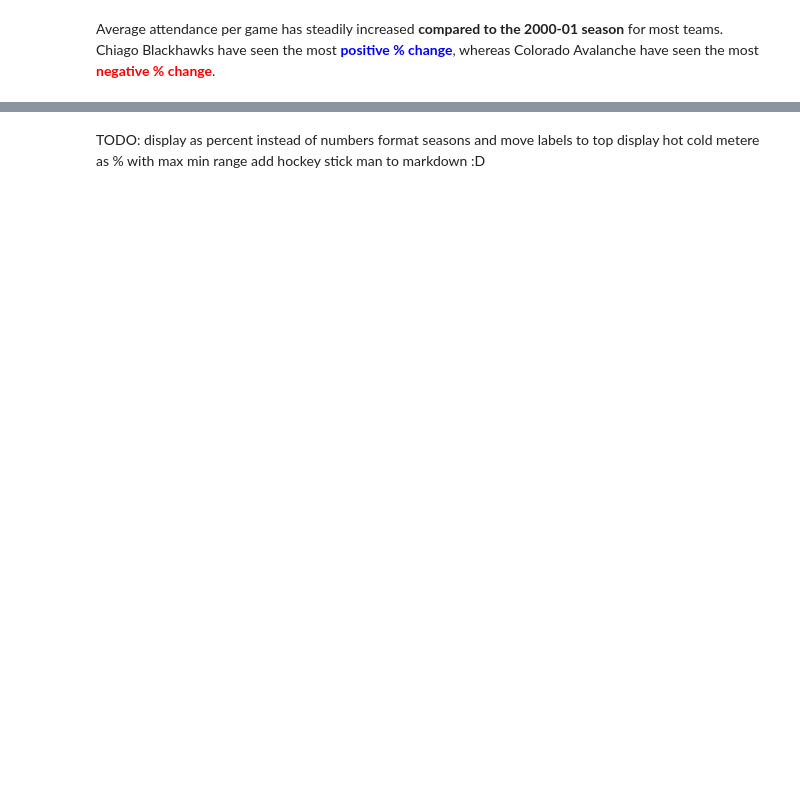
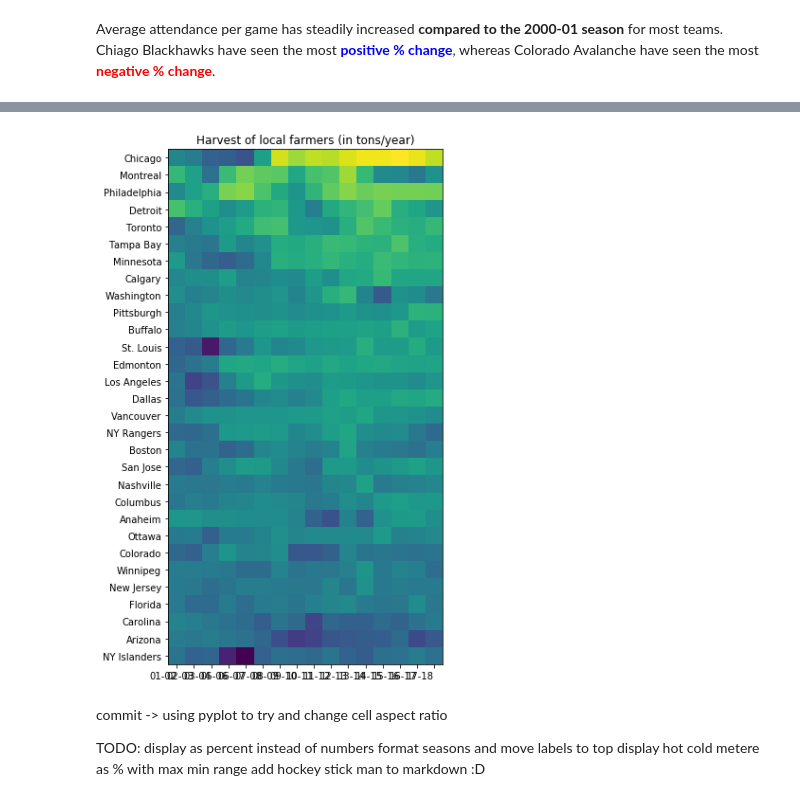
Before and after one commit to richhildebrand/makeover-monday-python, a Jupyter notebook: notebooks/2019 Week1 NHL Attendance/@idatadrew.ipynb, the cells around one changed output, grey strips where cells are left out. Cells and saved outputs as stored; diff of their text form; code cells hidden in the pictures; blank space fills up the shorter version.

Commit message:
using pyplot to try and change cell aspect ratio

```diff
--- a/notebooks/2019 Week1 NHL Attendance/@idatadrew.ipynb
+++ b/notebooks/2019 Week1 NHL Attendance/@idatadrew.ipynb
@@ -128,4 +138,39 @@ plt.show()
+# %%
+def get_ticks(df, key):
+    our_len = len(df[key].unique())
+    return np.arange(our_len)
+
+def get_labels(df, key):
+    return df[key].unique()
+
+fig, ax = plt.subplots(figsize=(30, 10))
+im = ax.imshow(piviot_table)
+
+# We want to show all ticks...
+ax.set_xticks(get_ticks(data, 'SEASON'))
+ax.set_yticks(get_ticks(data, 'TEAM'))
+# ... and label them with the respective list entries
+ax.set_xticklabels(get_labels(data, 'SEASON')[::-1])
+ax.set_yticklabels(get_labels(data, 'TEAM'))
+
+# Rotate the tick labels and set their alignment.
+plt.setp(ax.get_xticklabels(), rotation=0, ha="right",
+         rotation_mode="anchor")
+
+# Loop over data dimensions and create text annotations.
+#for i in range(len(vegetables)):
+#    for j in range(len(farmers)):
+#        text = ax.text(j, i, harvest[i, j],
+#                       ha="center", va="center", color="w")
+
+ax.set_title("Harvest of local farmers (in tons/year)")
+#fig.tight_layout()
+plt.show()
+# %% [output]
+[figure, added]
 # %% [markdown]
+commit -> using pyplot to try and change cell aspect ratio
+
 TODO:
     display as percent instead of numbers
     format seasons and move labels to top
```
Also changed, not shown: parts of 3 cells of this notebook.
